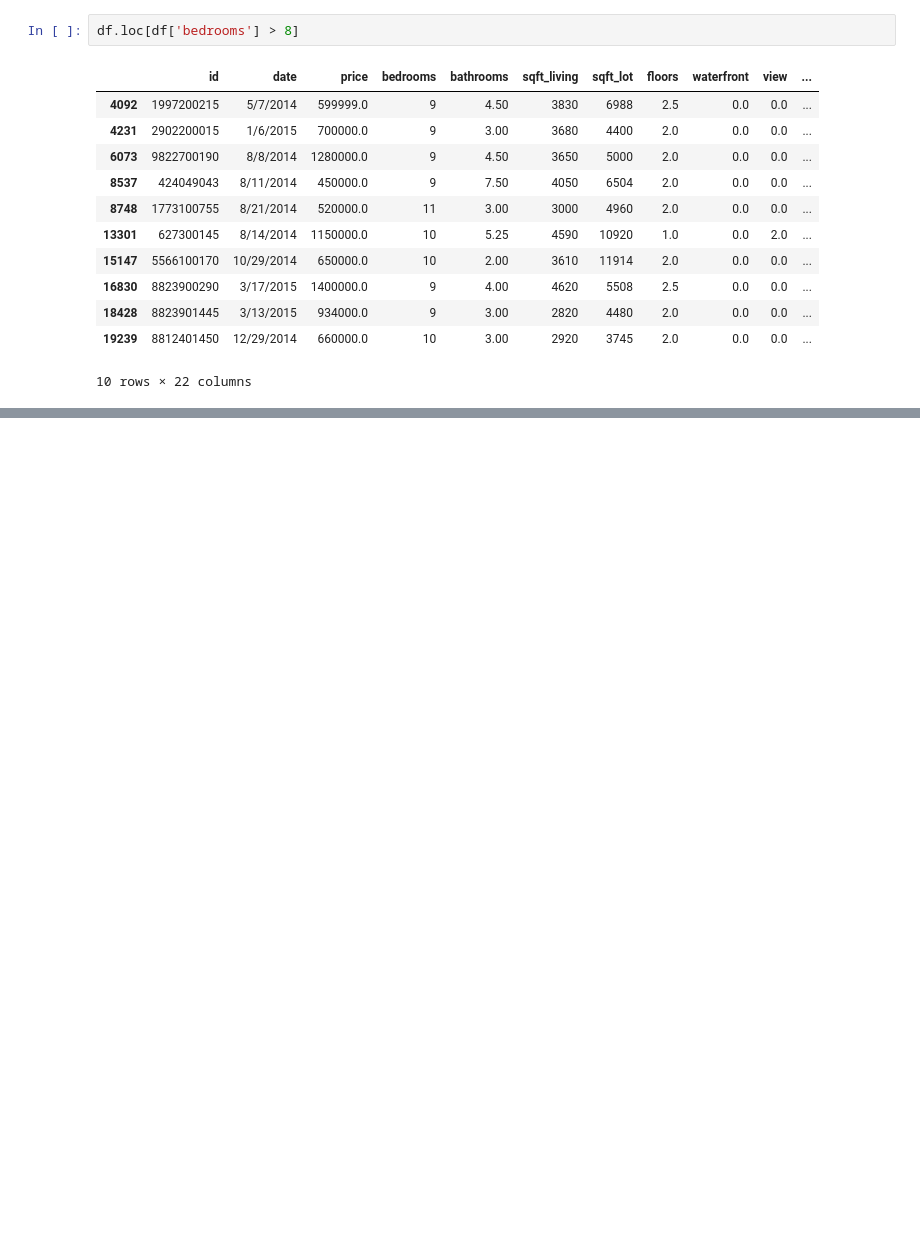
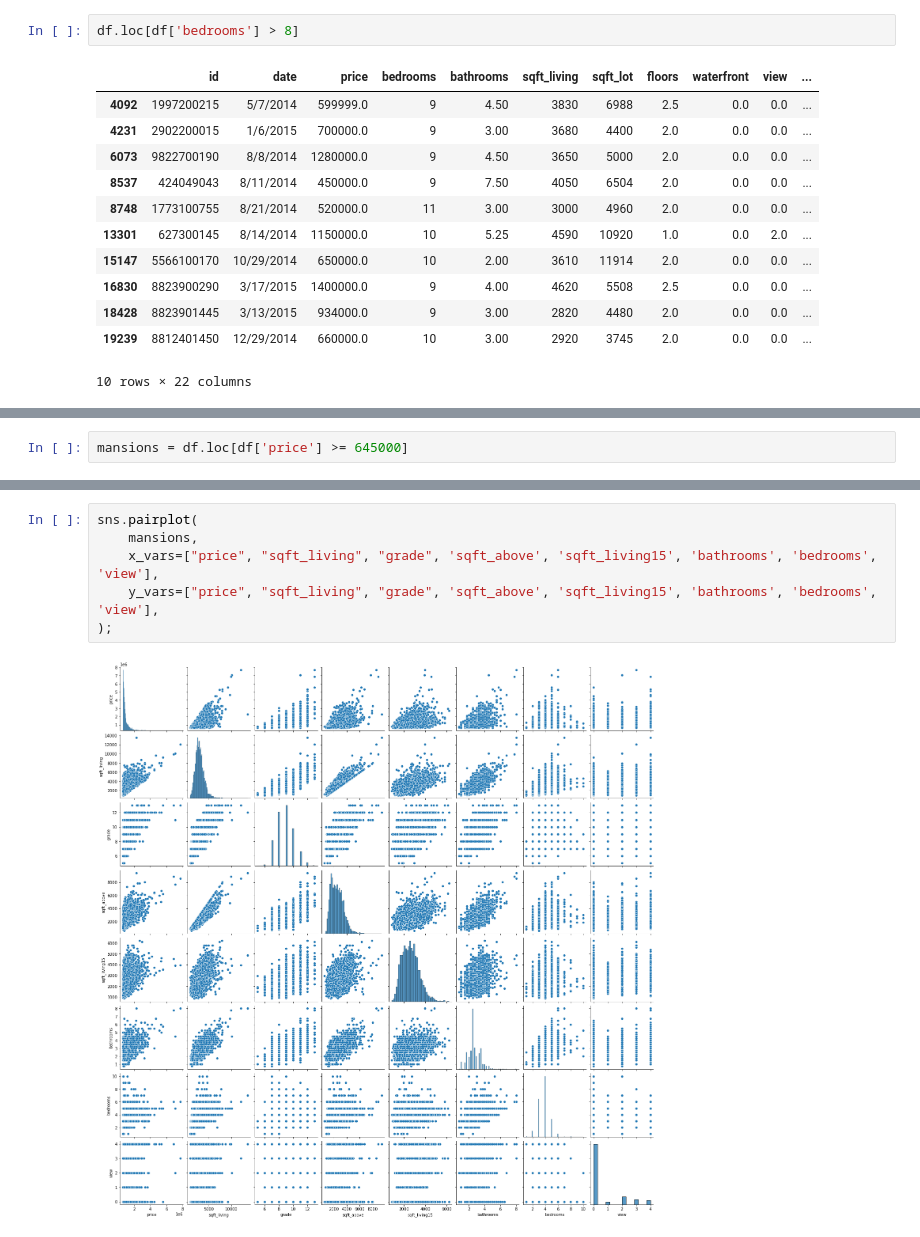
Before and after one commit to asval211/king_county_housing_data, a Jupyter notebook: notebooks/exploratory/pete/Pete_housing.ipynb, the cells around one changed output, grey strips where cells are left out. Drawn from its saved outputs; the diff is of its cells as text; blank space fills up the shorter version.

```diff
--- a/notebooks/exploratory/pete/Pete_housing.ipynb
+++ b/notebooks/exploratory/pete/Pete_housing.ipynb
@@ -203,0 +209,2 @@ df.loc[df['bedrooms'] > 8]
+# %%
+mansions = df.loc[df['price'] >= 645000]
@@ -203,0 +255,8 @@ df.loc[df['bedrooms'] > 8]
+# %%
+sns.pairplot(
+    mansions,
+    x_vars=["price", "sqft_living", "grade", 'sqft_above', 'sqft_living15', 'bathrooms', 'bedrooms', 'view'],
+    y_vars=["price", "sqft_living", "grade", 'sqft_above', 'sqft_living15', 'bathrooms', 'bedrooms', 'view'],
+);
+# %% [output]
+[figure, added]
```
Also changed, not shown: parts of 6 cells of this notebook, 1 other file.
